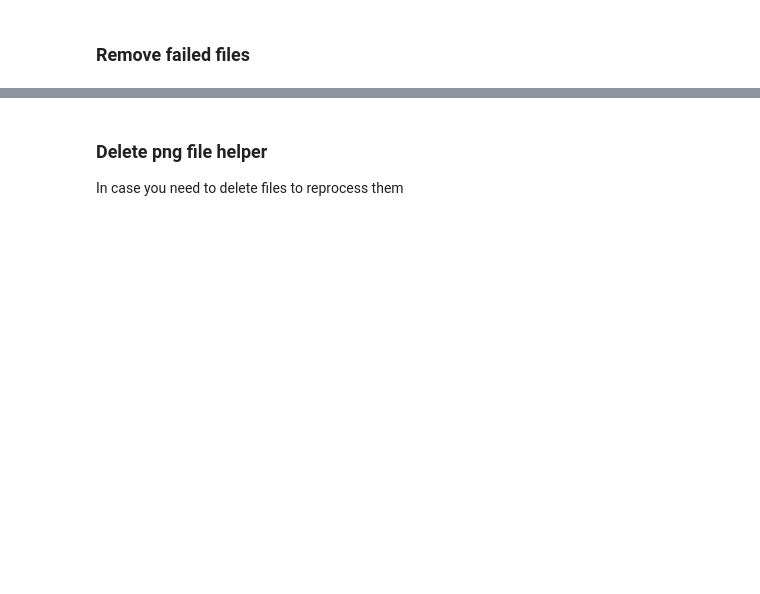
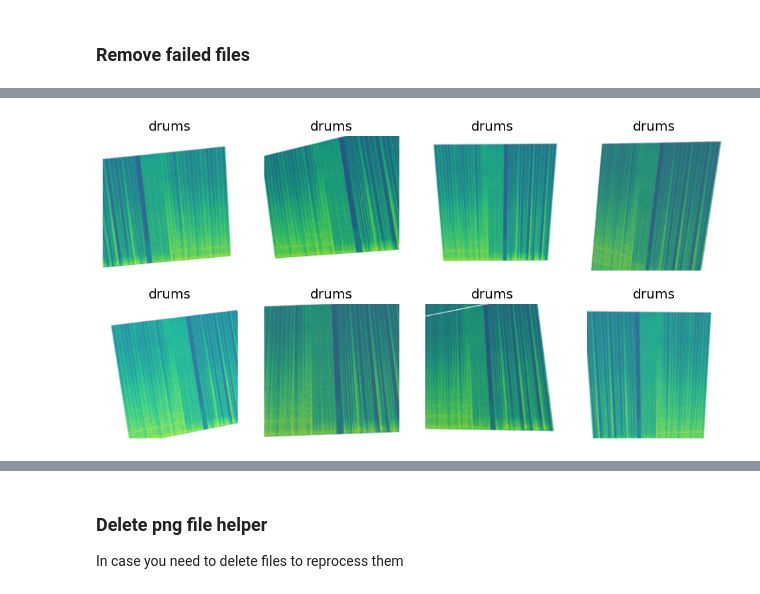
Before and after one commit to franciscorafart/audio-classifier, a Jupyter notebook: audioclassifier.ipynb, the cells around one changed output, grey strips where cells are left out. Cells and saved outputs as stored; diff of their text form; code cells hidden in the pictures; blank space fills up the shorter version.

```diff
--- a/audioclassifier.ipynb
+++ b/audioclassifier.ipynb
@@ -127,0 +159,4 @@ failed
+# %%
+dls.train.show_batch(max_n=8, nrows=2, unique=True)
+# %% [output]
+[figure, added]
```
Also changed, not shown: parts of 22 cells of this notebook.
